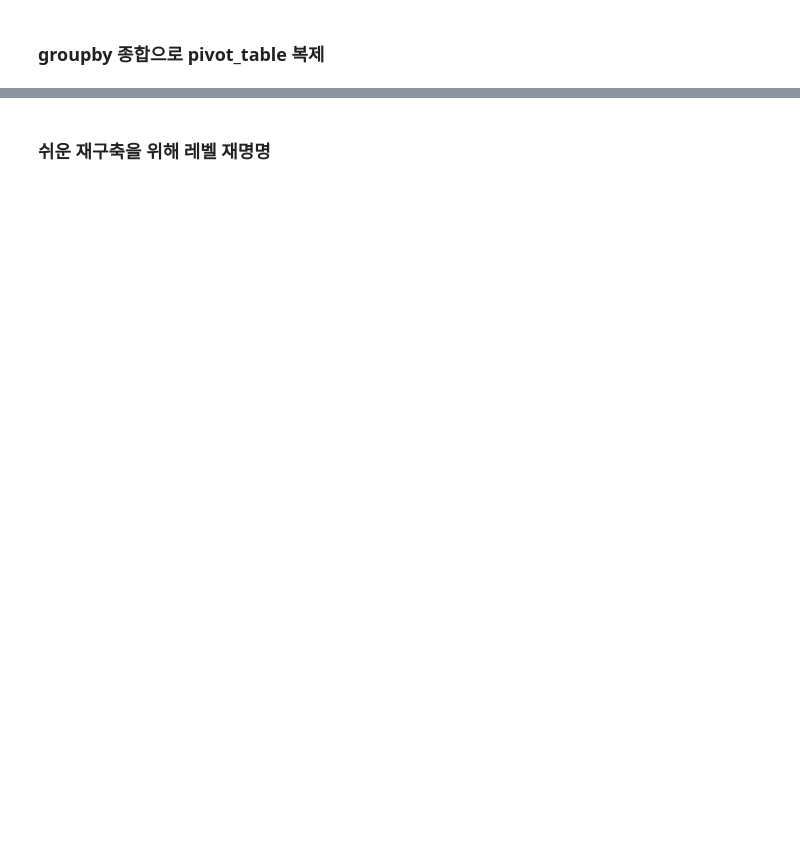
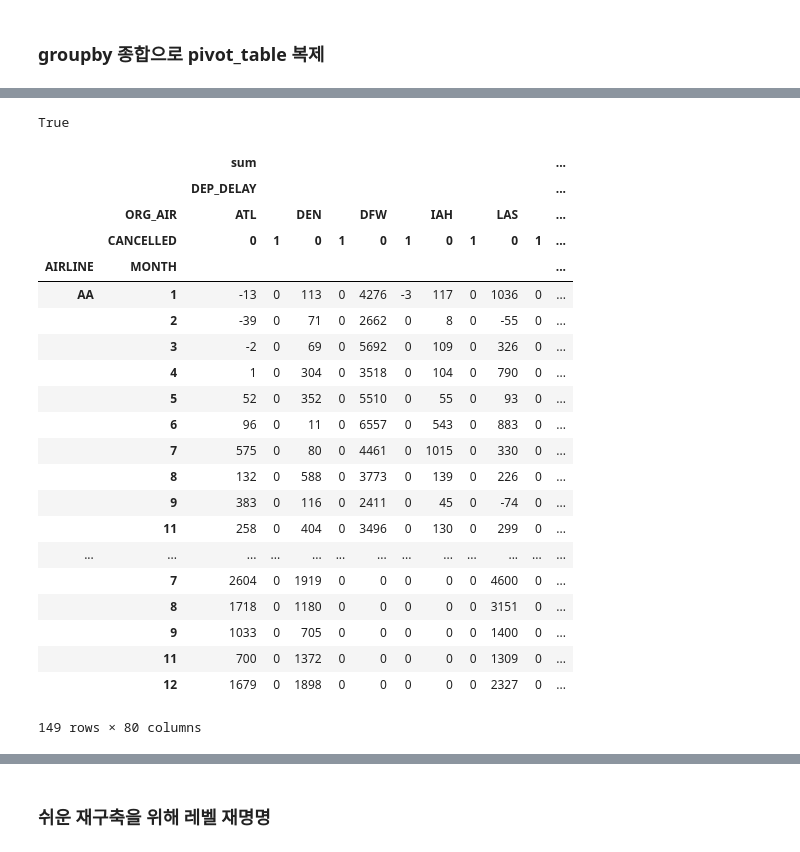
Before and after one commit to liberalapes/pandas_cookbook, a Jupyter notebook: 08장 정돈된 형태로 데이터 재구성.ipynb, the cells around one changed output, grey strips where cells are left out. Cells and saved outputs as stored; diff of their text form; code cells hidden in the pictures; blank space fills up the shorter version.

```diff
--- a/08장 정돈된 형태로 데이터 재구성.ipynb
+++ b/08장 정돈된 형태로 데이터 재구성.ipynb
@@ -305,3 +305,9 @@ pd.wide_to_long(df2, stubnames=['group1', 'group2'],
 - wide_to_long 에 대한 pandas 의 공식 문서 : https://pandas.pydata.org/pandas-docs/stable/generated/pandas.wide_to_long.html
 # %% [markdown]
 ### 스택된 데이터 되돌리기
+# %%
+usecol_func = lambda x: 'UGDS_' in x or x == 'INSTNM'
+pwd = %pwd
+college = pd.read_csv(pwd+'/college.csv', index_col= 'INSTNM', usecols=usecol_func)
+
+college.head()
@@ -310,2 +516,6 @@ pd.wide_to_long(df2, stubnames=['group1', 'group2'],
 # %% [markdown]
 ### groupby 종합으로 pivot_table 복제
+# %%
+flights = pd.read_csv(pwd+'/flights.csv')
+fp = flights.pivot_table(index = 'AIRLINE', columns = 'ORG_AIR', values = 'CANCELLED', aggfunc = 'sum', fill_value = 0).round(2)
+fp.head()
@@ -311,0 +541,30 @@ pd.wide_to_long(df2, stubnames=['group1', 'group2'],
+# %%
+fg_unstack = fg.unstack('ORG_AIR', fill_value=0)
+fp.equals(fg_unstack)
+# %% [output]
+True
+# %%
+flights.pivot_table(index = ['AIRLINE', 'MONTH'], columns=['ORG_AIR', 'CANCELLED'], values = ['DEP_DELAY', 'DIST'], aggfunc=[np.sum, np.mean], fill_value=0)
+# %% [output]
+|  |  | sum |  |  |  |  |  |  |  |  |  | ... |
+|  |  | DEP_DELAY |  |  |  |  |  |  |  |  |  | ... |
+|  | ORG_AIR | ATL |  | DEN |  | DFW |  | IAH |  | LAS |  | ... |
+|  | CANCELLED | 0 | 1 | 0 | 1 | 0 | 1 | 0 | 1 | 0 | 1 | ... |
+| AIRLINE | MONTH |  |  |  |  |  |  |  |  |  |  | ... |
+| AA | 1 | -13 | 0 | 113 | 0 | 4276 | -3 | 117 | 0 | 1036 | 0 | ... |
+|  | 2 | -39 | 0 | 71 | 0 | 2662 | 0 | 8 | 0 | -55 | 0 | ... |
+|  | 3 | -2 | 0 | 69 | 0 | 5692 | 0 | 109 | 0 | 326 | 0 | ... |
+|  | 4 | 1 | 0 | 304 | 0 | 3518 | 0 | 104 | 0 | 790 | 0 | ... |
+|  | 5 | 52 | 0 | 352 | 0 | 5510 | 0 | 55 | 0 | 93 | 0 | ... |
+|  | 6 | 96 | 0 | 11 | 0 | 6557 | 0 | 543 | 0 | 883 | 0 | ... |
+|  | 7 | 575 | 0 | 80 | 0 | 4461 | 0 | 1015 | 0 | 330 | 0 | ... |
+|  | 8 | 132 | 0 | 588 | 0 | 3773 | 0 | 139 | 0 | 226 | 0 | ... |
+|  | 9 | 383 | 0 | 116 | 0 | 2411 | 0 | 45 | 0 | -74 | 0 | ... |
+|  | 11 | 258 | 0 | 404 | 0 | 3496 | 0 | 130 | 0 | 299 | 0 | ... |
+| ... | ... | ... | ... | ... | ... | ... | ... | ... | ... | ... | ... | ... |
+|  | 7 | 2604 | 0 | 1919 | 0 | 0 | 0 | 0 | 0 | 4600 | 0 | ... |
+|  | 8 | 1718 | 0 | 1180 | 0 | 0 | 0 | 0 | 0 | 3151 | 0 | ... |
+|  | 9 | 1033 | 0 | 705 | 0 | 0 | 0 | 0 | 0 | 1400 | 0 | ... |
+|  | 11 | 700 | 0 | 1372 | 0 | 0 | 0 | 0 | 0 | 1309 | 0 | ... |
+|  | 12 | 1679 | 0 | 1898 | 0 | 0 | 0 | 0 | 0 | 2327 | 0 | ... |
+149 rows × 80 columns
```
Also changed, not shown: parts of 57 cells of this notebook.
